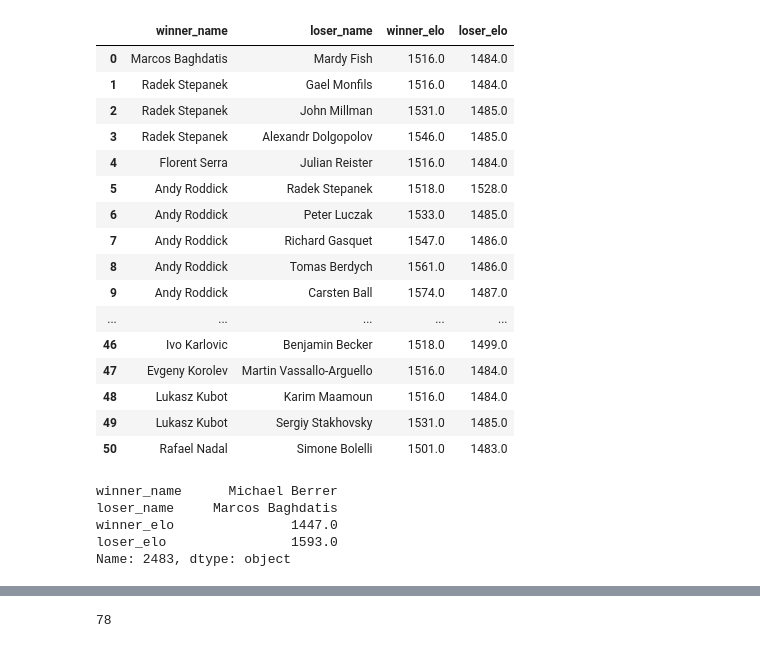
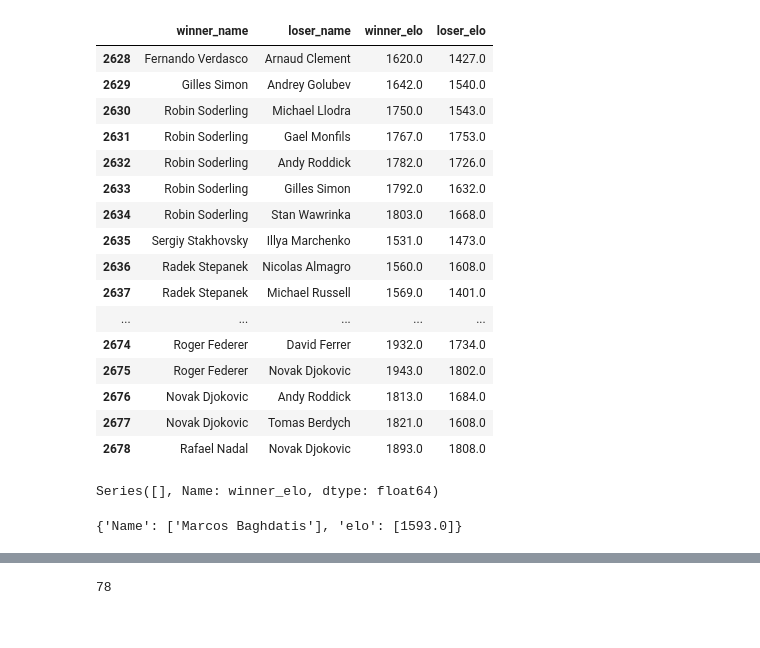
Before and after one commit to markokajkut/tennis_analytics, a Jupyter notebook: Tennis.ipynb, the cells around one changed output, grey strips where cells are left out. Drawn from its saved outputs; the diff is of its cells as text; code cells hidden in the pictures.

```diff
--- a/Tennis.ipynb
+++ b/Tennis.ipynb
@@ -65,22 +86,22 @@ df0['loser_elo'] = data
 
 df0 = apply_elo(df0)
 # %%
-df0[['winner_name', 'loser_name', 'winner_elo', 'loser_elo']].head(51)
+df0[['winner_name', 'loser_name', 'winner_elo', 'loser_elo']].tail(51)
 # %% [output]
 |  | winner_name | loser_name | winner_elo | loser_elo |
-| 0 | Marcos Baghdatis | Mardy Fish | 1516.0 | 1484.0 |
-| 1 | Radek Stepanek | Gael Monfils | 1516.0 | 1484.0 |
-| 2 | Radek Stepanek | John Millman | 1531.0 | 1485.0 |
-| 3 | Radek Stepanek | Alexandr Dolgopolov | 1546.0 | 1485.0 |
-| 4 | Florent Serra | Julian Reister | 1516.0 | 1484.0 |
-| 5 | Andy Roddick | Radek Stepanek | 1518.0 | 1528.0 |
-| 6 | Andy Roddick | Peter Luczak | 1533.0 | 1485.0 |
-| 7 | Andy Roddick | Richard Gasquet | 1547.0 | 1486.0 |
-| 8 | Andy Roddick | Tomas Berdych | 1561.0 | 1486.0 |
-| 9 | Andy Roddick | Carsten Ball | 1574.0 | 1487.0 |
+| 2628 | Fernando Verdasco | Arnaud Clement | 1620.0 | 1427.0 |
+| 2629 | Gilles Simon | Andrey Golubev | 1642.0 | 1540.0 |
+| 2630 | Robin Soderling | Michael Llodra | 1750.0 | 1543.0 |
+| 2631 | Robin Soderling | Gael Monfils | 1767.0 | 1753.0 |
+| 2632 | Robin Soderling | Andy Roddick | 1782.0 | 1726.0 |
+| 2633 | Robin Soderling | Gilles Simon | 1792.0 | 1632.0 |
+| 2634 | Robin Soderling | Stan Wawrinka | 1803.0 | 1668.0 |
+| 2635 | Sergiy Stakhovsky | Illya Marchenko | 1531.0 | 1473.0 |
+| 2636 | Radek Stepanek | Nicolas Almagro | 1560.0 | 1608.0 |
+| 2637 | Radek Stepanek | Michael Russell | 1569.0 | 1401.0 |
 | ... | ... | ... | ... | ... |
-| 46 | Ivo Karlovic | Benjamin Becker | 1518.0 | 1499.0 |
-| 47 | Evgeny Korolev | Martin Vassallo-Arguello | 1516.0 | 1484.0 |
-| 48 | Lukasz Kubot | Karim Maamoun | 1516.0 | 1484.0 |
-| 49 | Lukasz Kubot | Sergiy Stakhovsky | 1531.0 | 1485.0 |
-| 50 | Rafael Nadal | Simone Bolelli | 1501.0 | 1483.0 |
+| 2674 | Roger Federer | David Ferrer | 1932.0 | 1734.0 |
+| 2675 | Roger Federer | Novak Djokovic | 1943.0 | 1802.0 |
+| 2676 | Novak Djokovic | Andy Roddick | 1813.0 | 1684.0 |
+| 2677 | Novak Djokovic | Tomas Berdych | 1821.0 | 1608.0 |
+| 2678 | Rafael Nadal | Novak Djokovic | 1893.0 | 1808.0 |
@@ -87,12 +110,15 @@ df0[['winner_name', 'loser_name', 'winner_elo', 'loser_elo']].head(51)
 # %%
-ss = df0[((df0['winner_name']=='Marcos Baghdatis') | (df0['loser_name']=='Marcos Baghdatis'))][['winner_name', 'loser_name', 'winner_elo', 'loser_elo']]
-ss.iloc[-1,:]
+for name in names:
+
+    sub_df_win = df0[df0['winner_name']==name].winner_elo
+    sub_df_loss = df0[df0['loser_name']==name].loser_elo
+print(sub_df_win)
 # %% [output]
-winner_name      Michael Berrer
-loser_name     Marcos Baghdatis
-winner_elo               1447.0
-loser_elo                1593.0
-Name: 2483, dtype: object
+Series([], Name: winner_elo, dtype: float64)
+# %%
+my_dict
+# %% [output]
+{'Name': ['Marcos Baghdatis'], 'elo': [1593.0]}
 # %%
 list1 = df0.winner_name.unique()
 list2 = df0.loser_name.unique()
```
Also changed, not shown: parts of 4 cells of this notebook.
